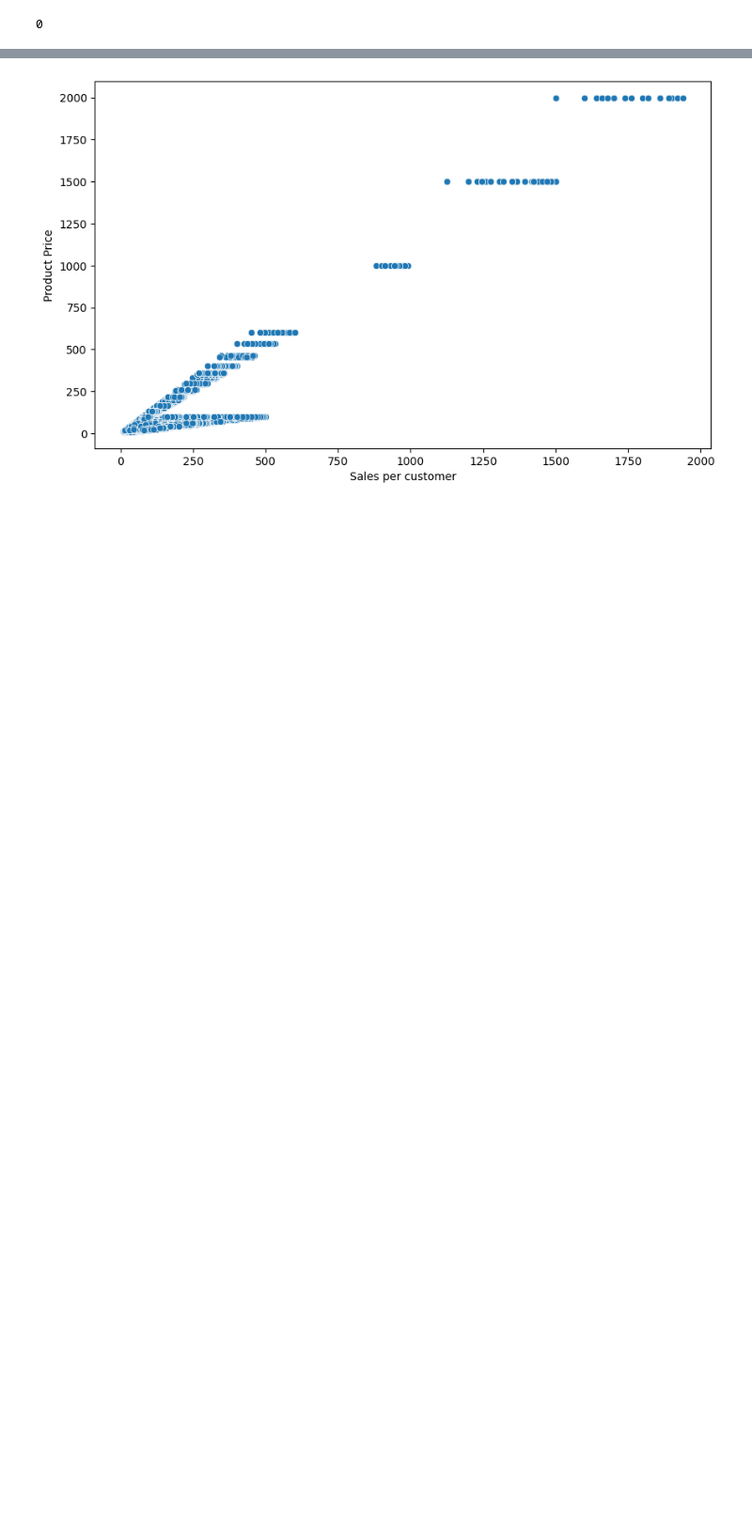
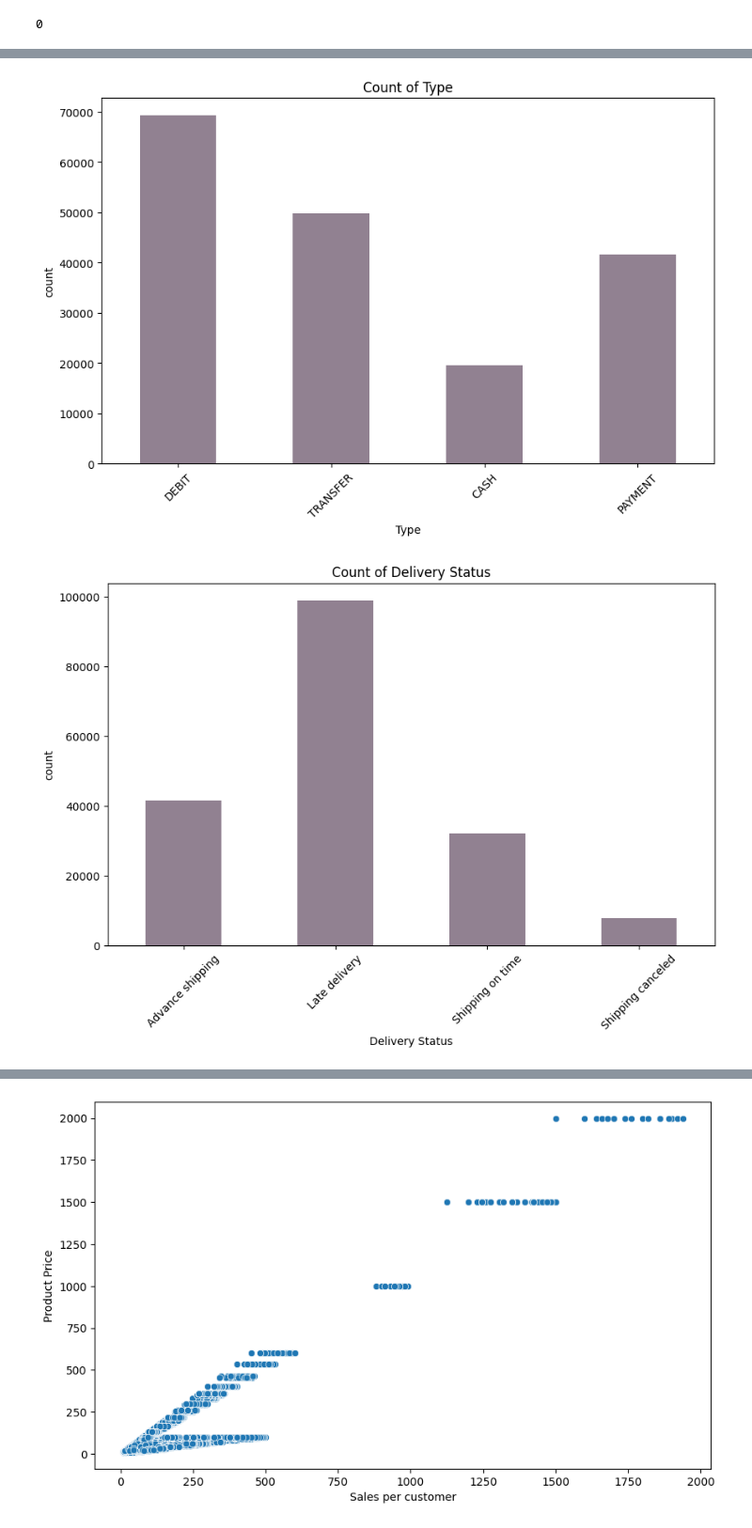
Before and after one commit to AyaSerageldin/Supply-Chain-Analysis, a Jupyter notebook: ML.ipynb, the cells around one changed output, grey strips where cells are left out. Shown at 94% size. Saved outputs shown, nothing was run; the diff lists cells and outputs as text; code cells hidden in the pictures; blank space fills up the shorter version.

```diff
--- a/ML.ipynb
+++ b/ML.ipynb
@@ -181,0 +163,14 @@ df.describe()
+# %%
+#THE BELOW CODE DISPLAYS GRAPHS THE NUMBER OF OCCURENCES OF CATEGORICAL FEATURES#
+
+categorical_columns = ["Type","Delivery Status","Market", "Order Status", "Customer Country","Customer Segment","Shipping Mode"]
+
+for col in categorical_columns:
+    plt.figure(figsize=(10, 6))
+    sns.countplot(x=col, data=df, color='#947e94',width=0.5)
+    plt.title(f'Count of {col}')
+    plt.xticks(rotation=45)
+    plt.show()
+# %% [output]
+[figure, added]
+[figure, added]
```
Also changed, not shown: parts of 41 cells of this notebook.
